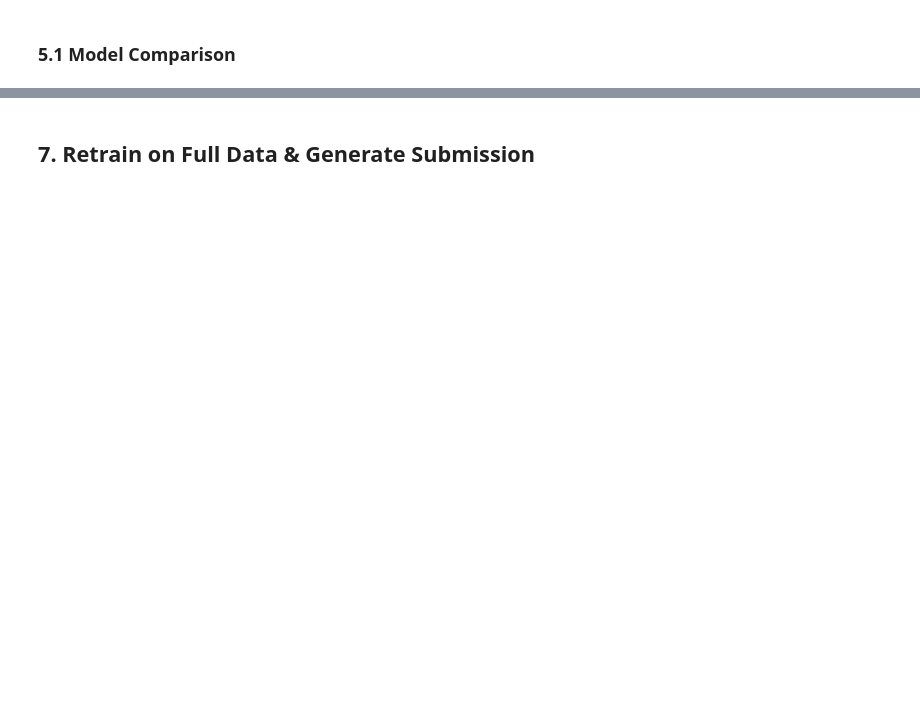
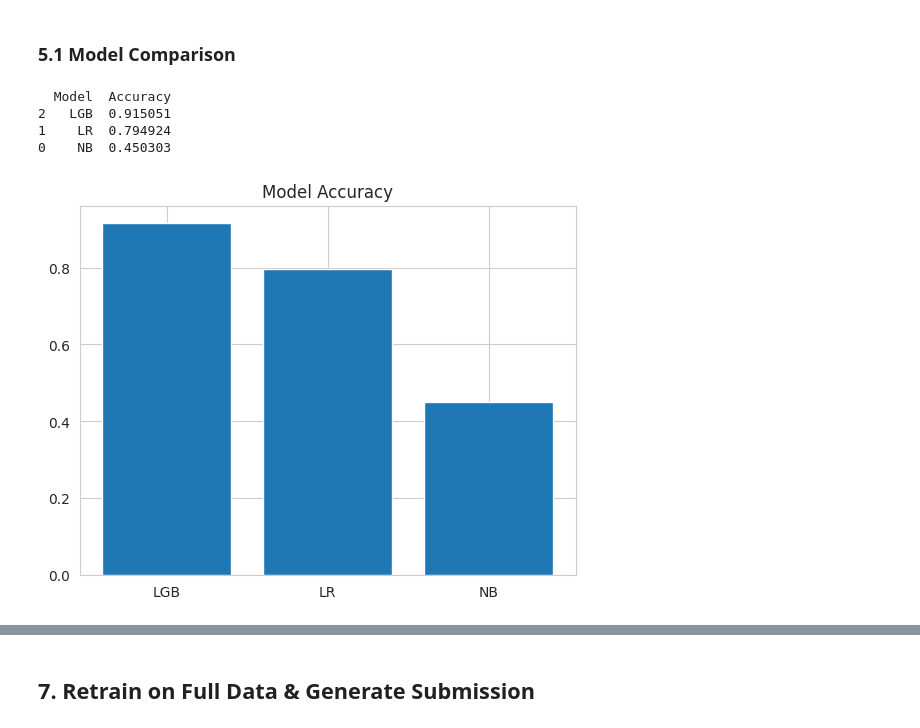
Before and after one commit to Avhi-kr/MLP_Project_Jan26, a Jupyter notebook: Main Notebook/FinalNoteboook.ipynb, the cells around one changed output, grey strips where cells are left out. Cells and saved outputs as stored; diff of their text form; code cells hidden in the pictures; blank space fills up the shorter version.

```diff
--- a/Main Notebook/FinalNoteboook.ipynb
+++ b/Main Notebook/FinalNoteboook.ipynb
@@ -594,9 +597,9 @@ After comparing all three, I'll ensemble the two strongest ones.
 # %%
-# # ---- Model 2: Logistic Regression ----
-# # lbfgs solver handles multiclass well; C=1.0 is standard regularization strength
-# print('Training Logistic Regression...')
-# lr = LogisticRegression(max_iter=10, C=1.0, solver='lbfgs', random_state=42)
-# lr.fit(X_train, y_train)
-# lr_pred = lr.predict(X_val)
-# lr_acc  = accuracy_score(y_val, lr_pred)
-# print(f'  LR Accuracy: {lr_acc:.4f}')
+# ---- Model 2: Logistic Regression ----
+# lbfgs solver handles multiclass well; C=1.0 is standard regularization strength
+print('Training Logistic Regression...')
+lr = LogisticRegression(max_iter=50, C=1.0, solver='lbfgs', random_state=42)
+lr.fit(X_train, y_train)
+lr_pred = lr.predict(X_val)
+lr_acc  = accuracy_score(y_val, lr_pred)
+print(f'  LR Accuracy: {lr_acc:.4f}')
@@ -632,14 +642,20 @@ After comparing all three, I'll ensemble the two strongest ones.
 # %% [markdown]
 ### 5.1 Model Comparison
 # %%
-# results = pd.DataFrame({
-#     'Model': ['NB', 'LR', 'LGB'],
-#     'Accuracy': [nb_acc, lr_acc, lgb_acc]
-# }).sort_values('Accuracy', ascending=False)
+results = pd.DataFrame({
+    'Model': ['NB', 'LR', 'LGB'],
+    'Accuracy': [nb_acc, lr_acc, lgb_acc]
+}).sort_values('Accuracy', ascending=False)
 
-# print(results)
+print(results)
 
-# plt.bar(results['Model'], results['Accuracy'])
-# plt.title('Model Accuracy')
-# plt.show()
+plt.bar(results['Model'], results['Accuracy'])
+plt.title('Model Accuracy')
+plt.show()
+# %% [output]
+  Model  Accuracy
+2   LGB  0.915051
+1    LR  0.794924
+0    NB  0.450303
+[figure, added]
 # %%
```
Also changed, not shown: parts of 5 cells of this notebook.
